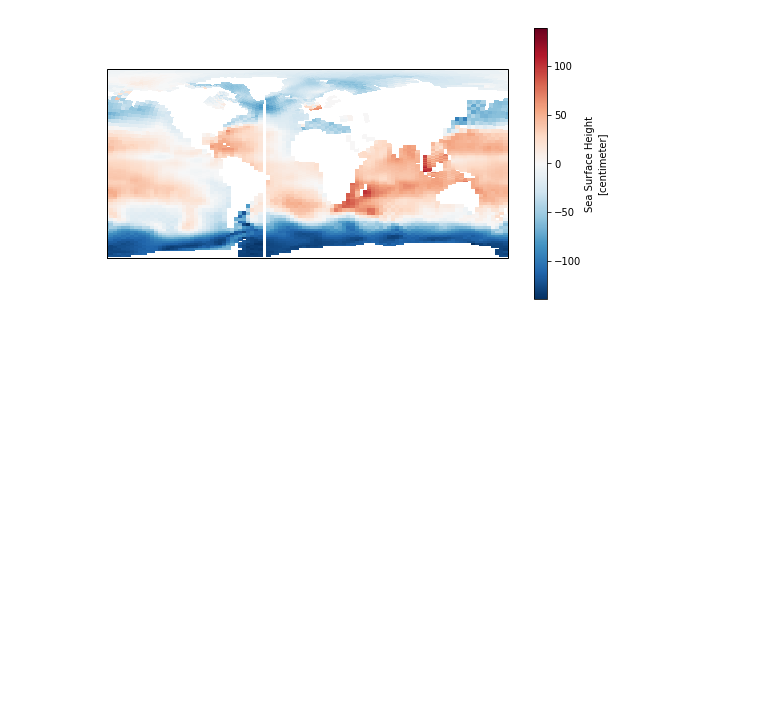
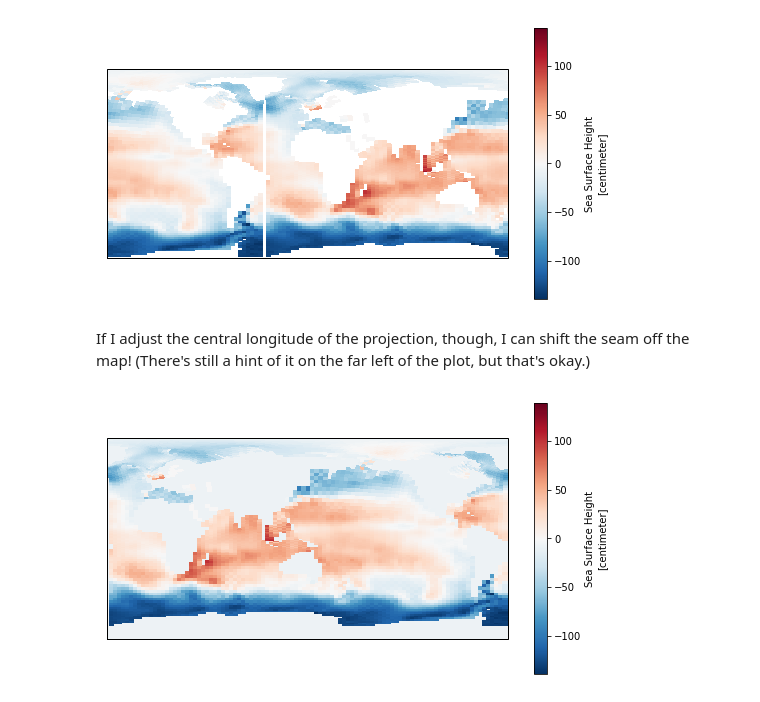
Before and after one commit to mnlevy1981/cartopy-issue, a Jupyter notebook: cartopy-example.ipynb, the cells around one changed output. Cells and saved outputs as stored; diff of their text form; code cells hidden in the pictures; blank space fills up the shorter version.

```diff
--- a/cartopy-example.ipynb
+++ b/cartopy-example.ipynb
@@ -37,3 +43,11 @@ ds['SSH'].plot.pcolormesh(x='TLONG', y='TLAT', transform=ccrs.PlateCarree());
 # plt.tight_layout();
 # %% [output]
 [figure]
+# %% [markdown]
+If I adjust the central longitude of the projection, though, I can shift the seam off the map! (There's still a hint of it on the far left of the plot, but that's okay.)
+# %%
+plt.figure(figsize=(9,5));
+ax = plt.axes(projection=ccrs.PlateCarree());
+ds['SSH'].plot.pcolormesh(x='TLONG', y='TLAT', transform=ccrs.PlateCarree(central_longitude=219));
+# %% [output]
+[figure, added]
```
Also changed, not shown: parts of 1 cell of this notebook.
